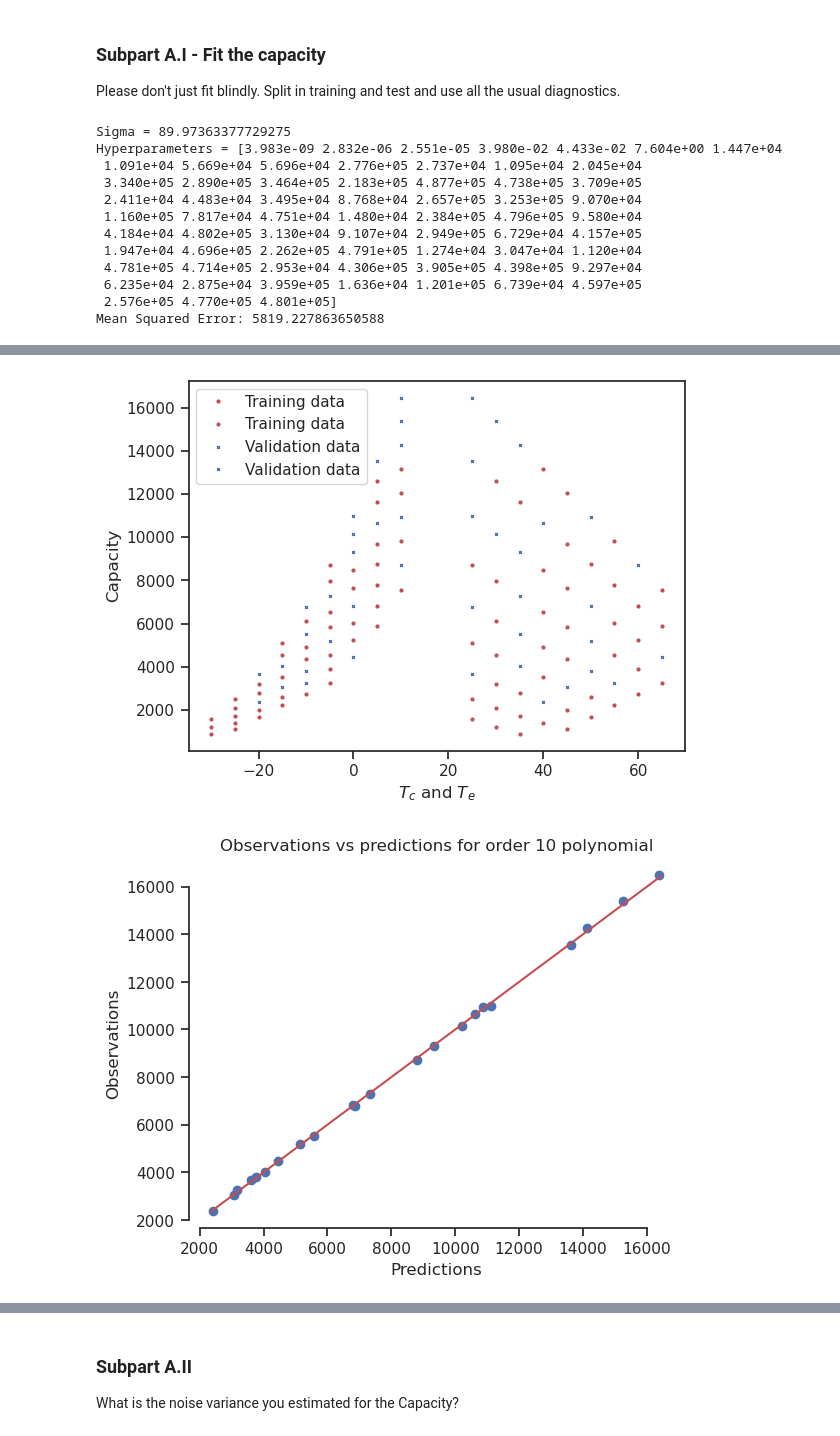
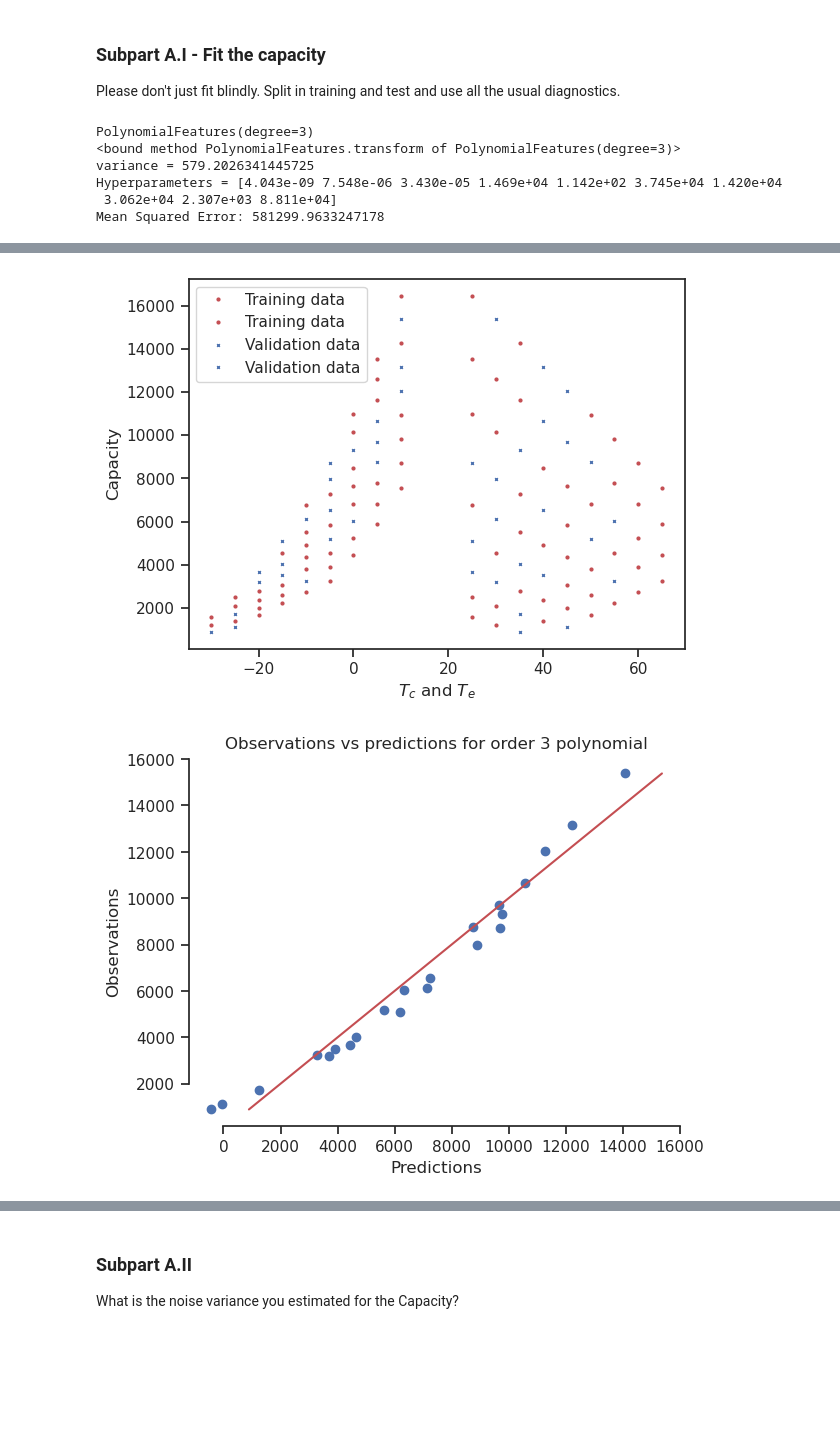
Before and after one commit to zeligerstav/data-analytics-se, a Jupyter notebook: lecturebook/homework/homework-04.ipynb, the cells around one changed output, grey strips where cells are left out. Drawn from its saved outputs; the diff is of its cells as text; code cells hidden in the pictures; blank space fills up the shorter version.

```diff
--- a/lecturebook/homework/homework-04.ipynb
+++ b/lecturebook/homework/homework-04.ipynb
@@ -1021,18 +1000,19 @@ plt.legend(loc='best');
 
 
 #### Fitting Our Model and checking variance####
-d = 10
+d = 3
 import sklearn.preprocessing
 
 polynomial = sklearn.preprocessing.PolynomialFeatures(d)
+print(polynomial)
 Phis = polynomial.fit_transform(x_train)
-
+print(polynomial.transform)
 model = ARDRegression(fit_intercept = False).fit(Phis,y_train)
 
 # Get Variance
 sigma = np.sqrt(1.0 / model.alpha_)
 lamb = model.lambda_
-print(f'Sigma = {sigma}')
+print(f'variance = {sigma}')
 print(f'Hyperparameters = {lamb}')
 
 
@@ -1040,7 +1020,7 @@ print(f'Hyperparameters = {lamb}')
 Phis_validation = polynomial.fit_transform(x_valid)
 w = model.coef_
 
-y_prediction = Phis_validation @ w
+y_prediction = model.predict(Phis_validation)
 error= np.mean((y_prediction - y_valid)**2)
 print(f'Mean Squared Error: {error}')
 
@@ -1078,15 +1058,9 @@ fig, ax = plt.subplots()
 st.probplot(eps, dist=st.norm, plot=ax)
 sns.despine(trim=True)
 # %% [output]
-Sigma = 89.97363377729275
-Hyperparameters = [3.983e-09 2.832e-06 2.551e-05 3.980e-02 4.433e-02 7.604e+00 1.447e+04
- 1.091e+04 5.669e+04 5.696e+04 2.776e+05 2.737e+04 1.095e+04 2.045e+04
- 3.340e+05 2.890e+05 3.464e+05 2.183e+05 4.877e+05 4.738e+05 3.709e+05
- 2.411e+04 4.483e+04 3.495e+04 8.768e+04 2.657e+05 3.253e+05 9.070e+04
- 1.160e+05 7.817e+04 4.751e+04 1.480e+04 2.384e+05 4.796e+05 9.580e+04
- 4.184e+04 4.802e+05 3.130e+04 9.107e+04 2.949e+05 6.729e+04 4.157e+05
- 1.947e+04 4.696e+05 2.262e+05 4.791e+05 1.274e+04 3.047e+04 1.120e+04
- 4.781e+05 4.714e+05 2.953e+04 4.306e+05 3.905e+05 4.398e+05 9.297e+04
- 6.235e+04 2.875e+04 3.959e+05 1.636e+04 1.201e+05 6.739e+04 4.597e+05
- 2.576e+05 4.770e+05 4.801e+05]
-Mean Squared Error: 5819.227863650588
+PolynomialFeatures(degree=3)
+<bound method PolynomialFeatures.transform of PolynomialFeatures(degree=3)>
+variance = 579.2026341445725
+Hyperparameters = [4.043e-09 7.548e-06 3.430e-05 1.469e+04 1.142e+02 3.745e+04 1.420e+04
+ 3.062e+04 2.307e+03 8.811e+04]
+Mean Squared Error: 581299.9633247178
@@ -1095,2 +1069,2 @@ Mean Squared Error: 5819.227863650588
-[figure, old version]
+[figure, new version]
-[figure, old version]
+[figure, new version]
```
Also changed, not shown: parts of 22 cells of this notebook, 1 other file.
